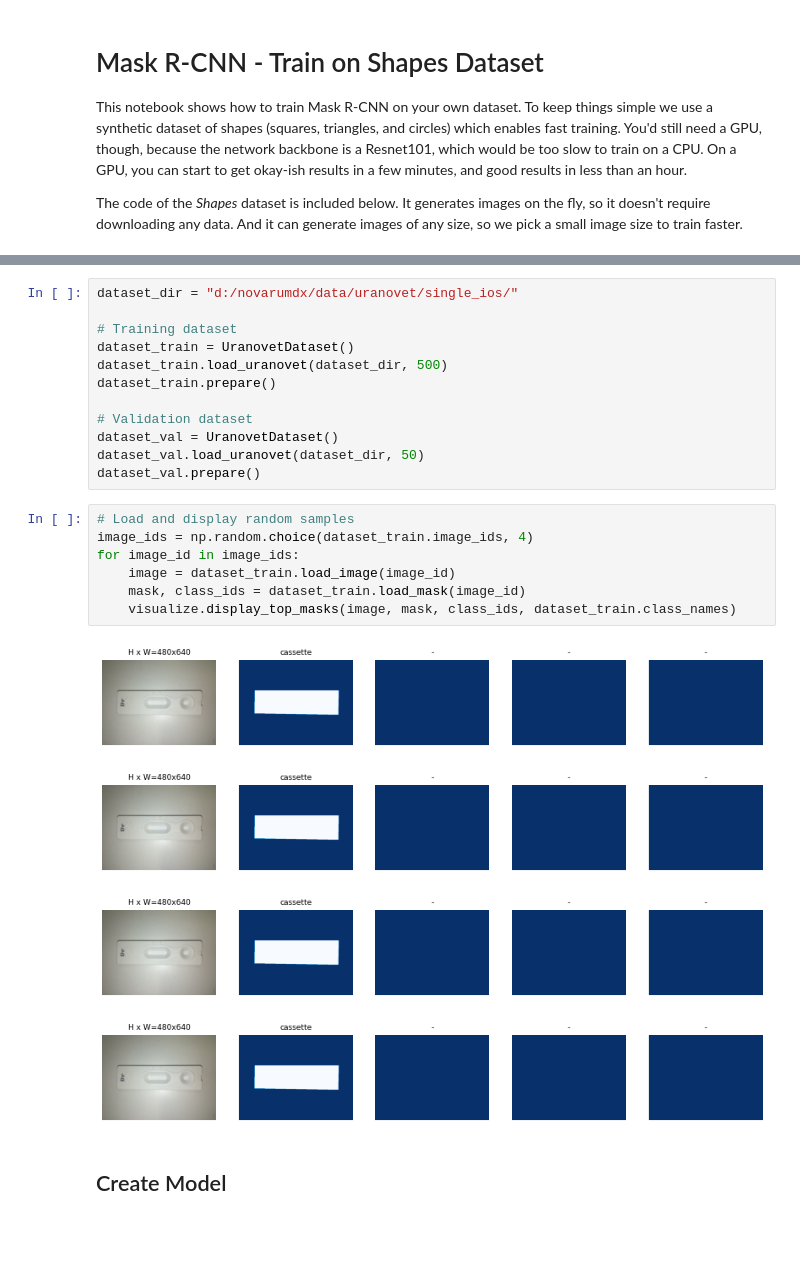
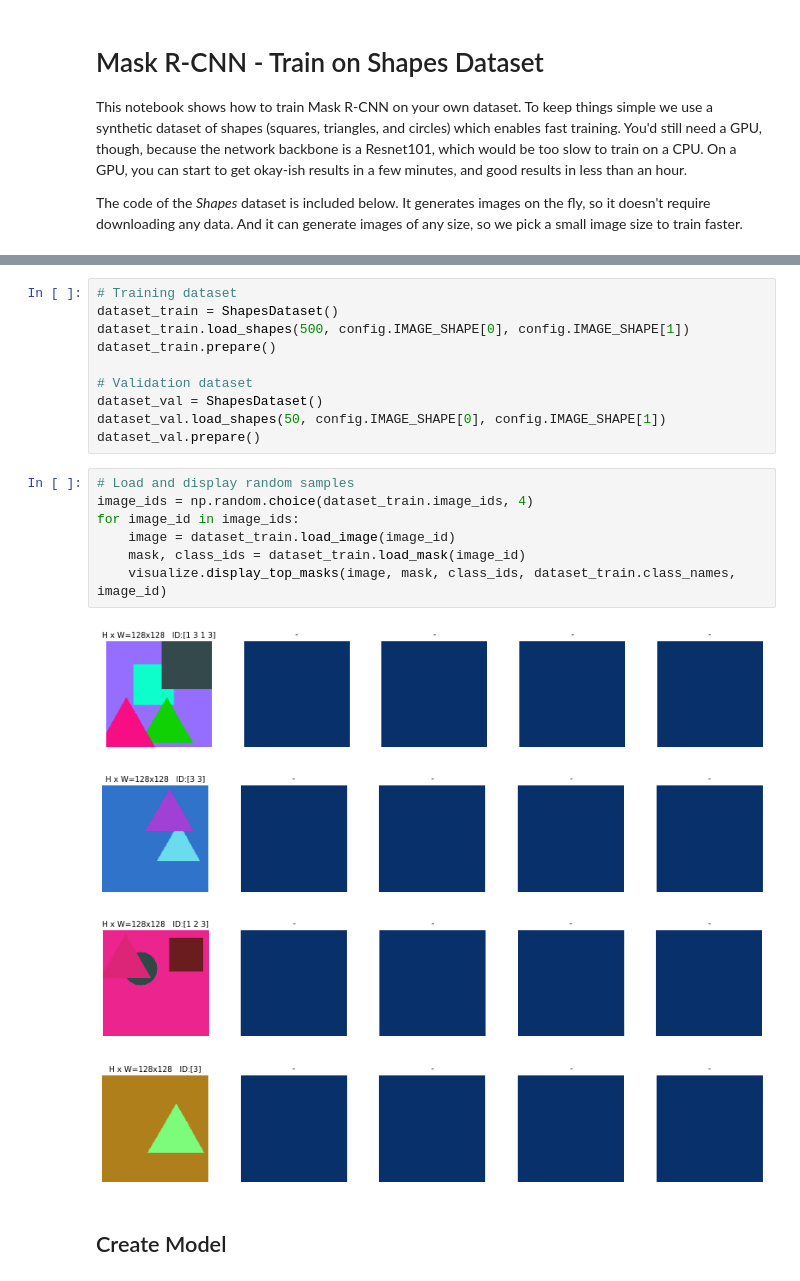
Before and after one commit to melvingelbard/Mask_RCNN, a Jupyter notebook: samples/shapes/train_shapes.ipynb, the cells around one changed output, grey strips where cells are left out. Saved outputs shown, nothing was run; the diff lists cells and outputs as text; blank space fills up the shorter version.

```diff
--- a/samples/shapes/train_shapes.ipynb
+++ b/samples/shapes/train_shapes.ipynb
@@ -48,27 +262,25 @@ from uranovet import UranovetDataset
 # %%
-dataset_dir = "d:/novarumdx/data/uranovet/single_ios/"
-
 # Training dataset
-dataset_train = UranovetDataset()
-dataset_train.load_uranovet(dataset_dir, 500)
+dataset_train = ShapesDataset()
+dataset_train.load_shapes(500, config.IMAGE_SHAPE[0], config.IMAGE_SHAPE[1])
 dataset_train.prepare()
 
 # Validation dataset
-dataset_val = UranovetDataset()
-dataset_val.load_uranovet(dataset_dir, 50)
+dataset_val = ShapesDataset()
+dataset_val.load_shapes(50, config.IMAGE_SHAPE[0], config.IMAGE_SHAPE[1])
 dataset_val.prepare()
 # %%
 # Load and display random samples
 image_ids = np.random.choice(dataset_train.image_ids, 4)
 for image_id in image_ids:
     image = dataset_train.load_image(image_id)
     mask, class_ids = dataset_train.load_mask(image_id)
-    visualize.display_top_masks(image, mask, class_ids, dataset_train.class_names)
+    visualize.display_top_masks(image, mask, class_ids, dataset_train.class_names, image_id)
 # %% [output]
-[figure, old version]
+[figure, new version]
-[figure, old version]
+[figure, new version]
-[figure, old version]
+[figure, new version]
-[figure, old version]
+[figure, new version]
 # %% [markdown]
 ## Create Model
 # %%
```
Also changed, not shown: parts of 11 cells of this notebook, 4 other files.
